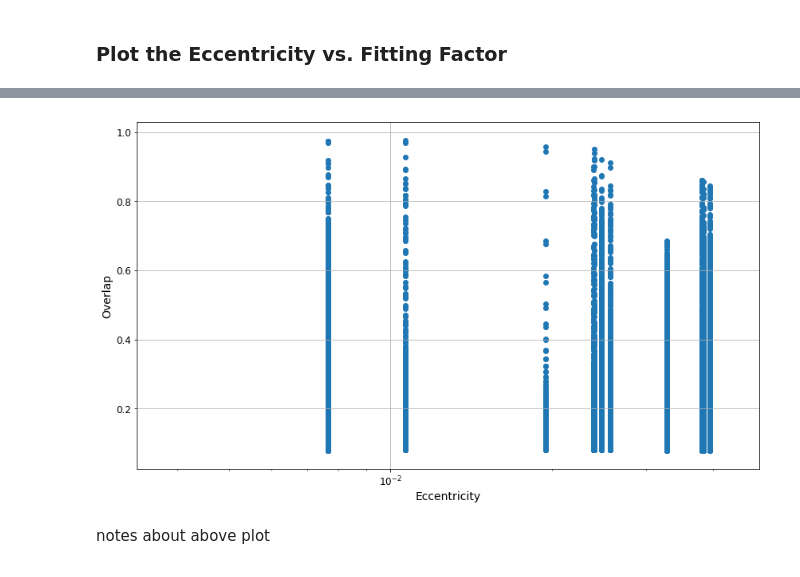
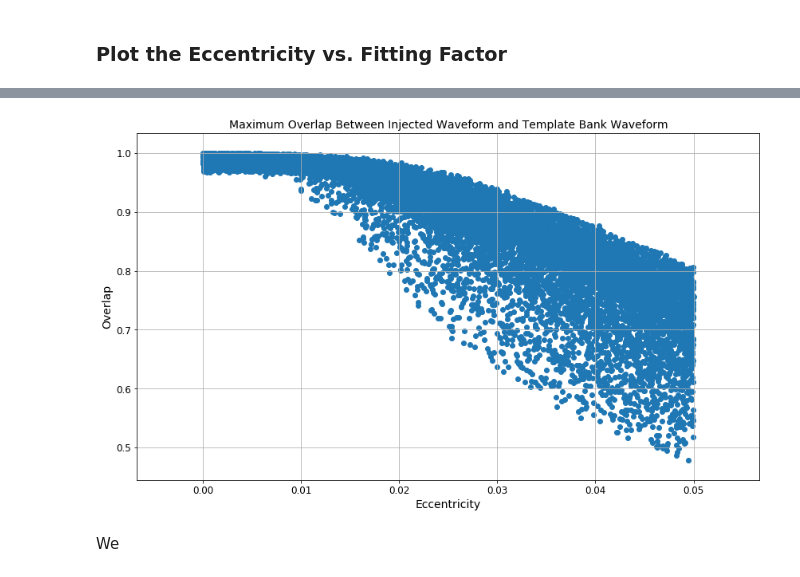
Before and after one commit to lenona/3G-eccentric-search-prospects, a Jupyter notebook: Eccentric Search Prospect.ipynb, the cells around one changed output, grey strips where cells are left out. Saved outputs shown, nothing was run; the diff lists cells and outputs as text; code cells hidden in the pictures.

Commit message:
Add notes

```diff
--- a/Eccentric Search Prospect.ipynb
+++ b/Eccentric Search Prospect.ipynb
@@ -165,11 +307,10 @@ while True:
 # %% [markdown]
 ### Read in the Injection Match File
 # %%
-inj_match_file = '/work/amber.lenon/projects/eccen/3G-search-prospects/eccentric-search-prospects/banks/banksim/CE1-banksim/noneccen/CE1-injections-7Hz.txt'
-
-data = pd.read_csv(inj_match_file, sep=" ", header=None)
-data.columns = ["inj_mass1", "inj_mass2", "eccentricity", "template_mass1", "template_mass2", "Overlap"]
-eccentricity = data['eccentricity']
-overlap = data['Overlap']
+injection_match_file = '/work/amber.lenon/projects/eccen/3G-search-prospects/eccentric-search-prospects/banks/banksim/CE1-banksim/noneccen/CE1-injection-7Hz.txt'
+simulation_data = pd.read_csv(injection_match_file, sep=" ", header=None)
+simulation_data.columns = ["injection_mass1", "injection_mass2", "eccentricity", "template_mass1", "template_mass2", "overlap"]
+eccentricity = simulation_data['eccentricity']
+overlap = simulation_data['overlap']
 # %% [markdown]
 ### Plot the Eccentricity vs. Fitting Factor
@@ -179,12 +317,12 @@ overlap = data['Overlap']
 # %%
 fig = plt.figure()
 fig.patch.set_facecolor('white')
-plt.scatter()
-plt.xscale('log')
+plt.scatter(eccentricity,overlap)
 plt.xlabel("Eccentricity")
 plt.ylabel("Overlap")
+plt.title("Maximum Overlap Between Injected Waveform and Template Bank Waveform")
 plt.show()
 # %% [output]
-[figure, old version]
+[figure, new version]
-# %% [markdown]
-notes about above plot
+# %% [markdown]
+We
```
Also changed, not shown: parts of 38 cells of this notebook.
